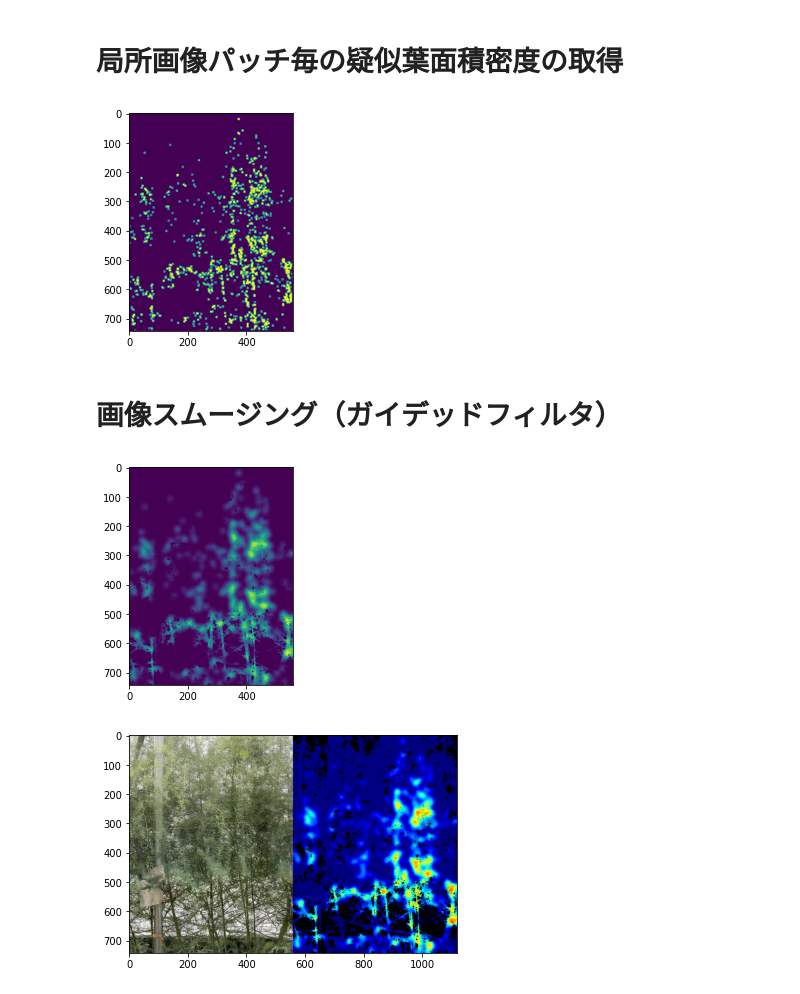
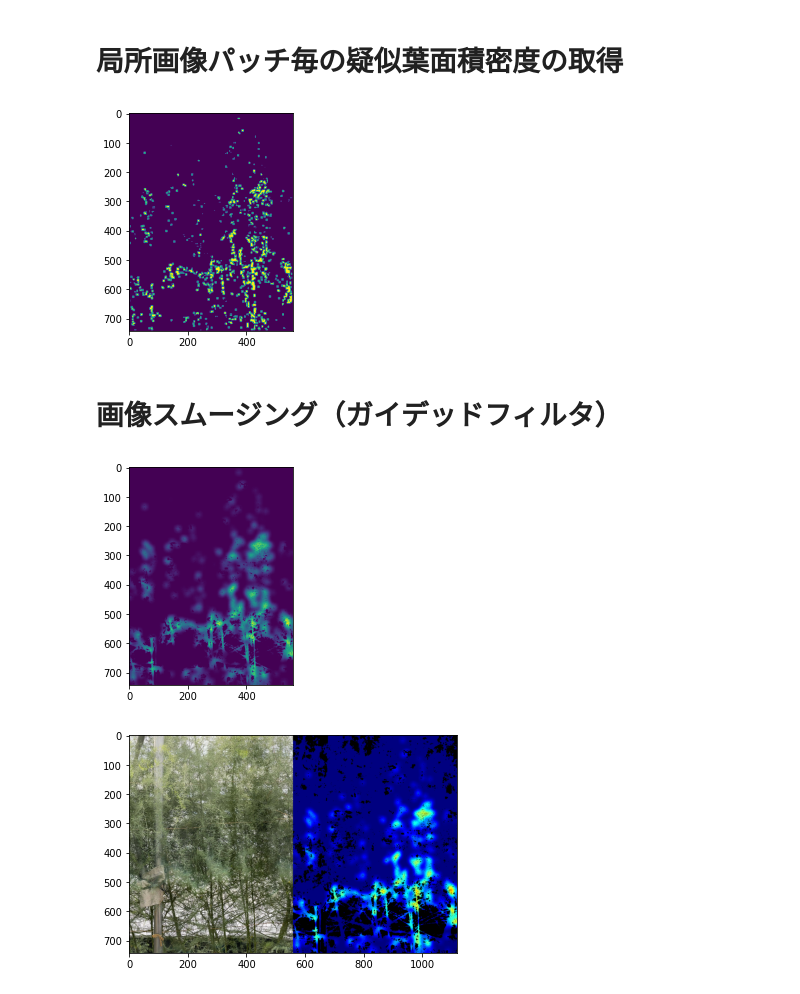
Before and after one commit to teaminaho/pseudo_leaf_density_estimator, a Jupyter notebook: pseudo_leaf_density_estimator/main.ipynb, the cells around one changed output. Drawn from its saved outputs; the diff is of its cells as text; code cells hidden in the pictures.

```diff
--- a/pseudo_leaf_density_estimator/main.ipynb
+++ b/pseudo_leaf_density_estimator/main.ipynb
@@ -47,5 +47,5 @@ show(lsh_mask)
 # %%
-leaf_image_float = leaf_image.astype(np.float) / 255
+leaf_image_float = leaf_image.astype(np.float64) / 255
 leaf_image_float += 10e-8
 lsh_where = np.where(lsh_mask == 0)
 leaf_image_float[lsh_where[0], lsh_where[1], :] = (1.0, 0.1, 1.0)
@@ -62,0 +63,8 @@ Deprecated in NumPy 1.20; for more details and guidance: https://numpy.org/devdo
+# %%
+patch_size = 7
+size_pooled = np.array(mask_green_dominant.shape) - [patch_size - 1, patch_size - 1]
+patches = extract_patches_2d(mask_green_dominant, (patch_size, patch_size))
+mask_green_dominant_with_pooling = (np.max(patches.reshape((-1, patch_size ** 2)), axis=-1)).reshape(size_pooled)
+mask_green_dominant_with_pooling = mask_green_dominant_with_pooling.astype(np.uint8)
+
+show(255 - mask_green_dominant_with_pooling)  # yellow:255 black:0
@@ -64,34 +74,29 @@ Deprecated in NumPy 1.20; for more details and guidance: https://numpy.org/devdo
 # 局所画像パッチ毎の疑似葉面積密度の取得
 # %%
 from sklearn.feature_extraction.image import extract_patches_2d
+
 
 def get_density(patch_flattened):
     return np.sum(patch_flattened) / len(patch_flattened)
 
-patch_size = 7
-patches = extract_patches_2d(mask_green_dominant, (patch_size, patch_size))
-size_restored = np.array(mask_green_dominant.shape) - [patch_size - 1, patch_size - 1]
-mask_green_dominant = (np.max(patches.reshape((-1, patch_size ** 2)), axis=-1)).reshape(size_restored)
-mask_green_dominant = mask_green_dominant.astype(np.uint8)
-
 green_relative_intensity = np.max(leaf_image_float[:, :, 1][:, :, np.newaxis] / leaf_image_float[:, ..., :], axis=2)
 patches_gri = extract_patches_2d(green_relative_intensity, (patch_size, patch_size)).reshape(-1, patch_size ** 2)
-mask_gri = np.apply_along_axis(get_density, 1, patches_gri).reshape(mask_green_dominant.shape)
+
+mask_gri = np.apply_along_axis(get_density, 1, patches_gri).reshape(size_pooled)
 # gri_quant_l = np.quantile(mask_gri.reshape(-1), 0.50)
 # gri_quant_u = np.quantile(mask_gri.reshape(-1), 0.90)
 gri_quant_l = 1
 gri_quant_u = 30000
 mask_gri[mask_gri < gri_quant_l] = gri_quant_l
 mask_gri[mask_gri >= gri_quant_u] = gri_quant_u
-mask_gri_shifted = mask_gri - gri_quant_l
-mask_gri_normalized = (mask_gri_shifted - mask_gri_shifted.min()) / (mask_gri_shifted.max() - mask_gri_shifted.min())
+mask_gri_normalized = (mask_gri - mask_gri.min()) / (mask_gri.max() - mask_gri.min())
+mask_gri_normalized[mask_green_dominant_with_pooling == 0] = 0
 mask_gri_normalized = cv2.copyMakeBorder(
     mask_gri_normalized, patch_size // 2, patch_size // 2, patch_size // 2, patch_size // 2, cv2.BORDER_CONSTANT, 0
 )
-
 show(mask_gri_normalized)
 # %% [output]
-[figure, old version]
+[figure, new version]
 # %% [markdown]
 # 画像スムージング（ガイデッドフィルタ）
 # %%
@@ -104,15 +109,17 @@ mask_gri_normalized[mask_gri_normalized >= 1.0] = 1.0
 mask_gri_normalized[lsh_mask == 0] = 0
 show(mask_gri_normalized)
 # %% [output]
-[figure, old version]
+[figure, new version]
 # %%
 from PIL import Image
+
 
 def cv2pil(image):
     new_image = image.copy()
     new_image = cv2.cvtColor(new_image, cv2.COLOR_BGR2RGB)
     new_image = Image.fromarray(new_image)
     return new_image
+
 
 def concat_horizontal(ims):
     h = max(im.height for im in ims)
@@ -125,8 +132,9 @@ def concat_horizontal(ims):
         _w += im.width
     return dst
 
+
 mask_gri_colorized = cv2.applyColorMap((mask_gri_normalized * 255).astype(np.uint8), cv2.COLORMAP_JET)
 mask_gri_colorized[lsh_where[0], lsh_where[1], :] = (0, 0, 0)
 show(concat_horizontal([cv2pil(leaf_image), cv2pil(mask_gri_colorized)]))
 # %% [output]
-[figure, old version]
+[figure, new version]
```
Also changed, not shown: parts of 5 cells of this notebook, 1 other file.
